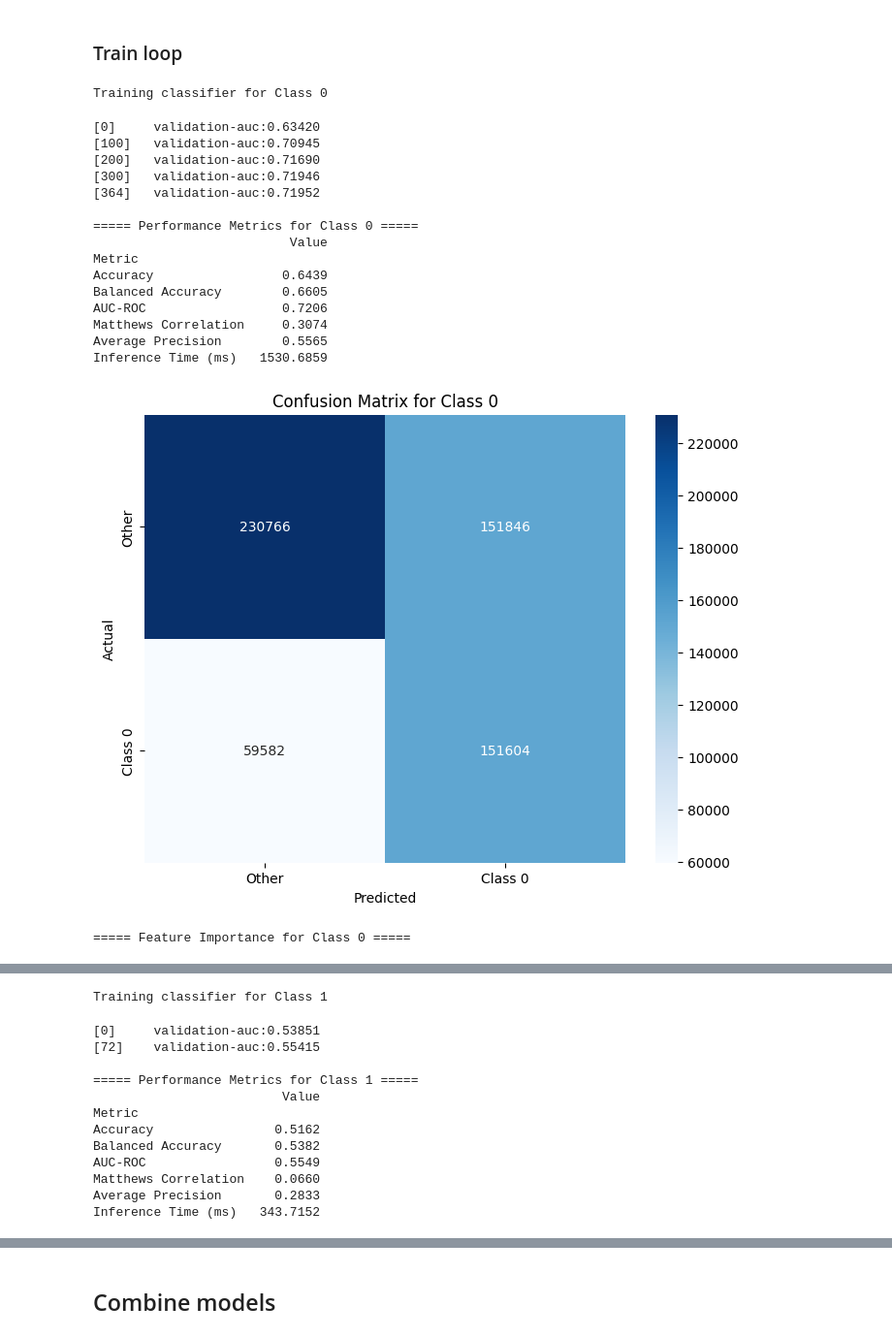
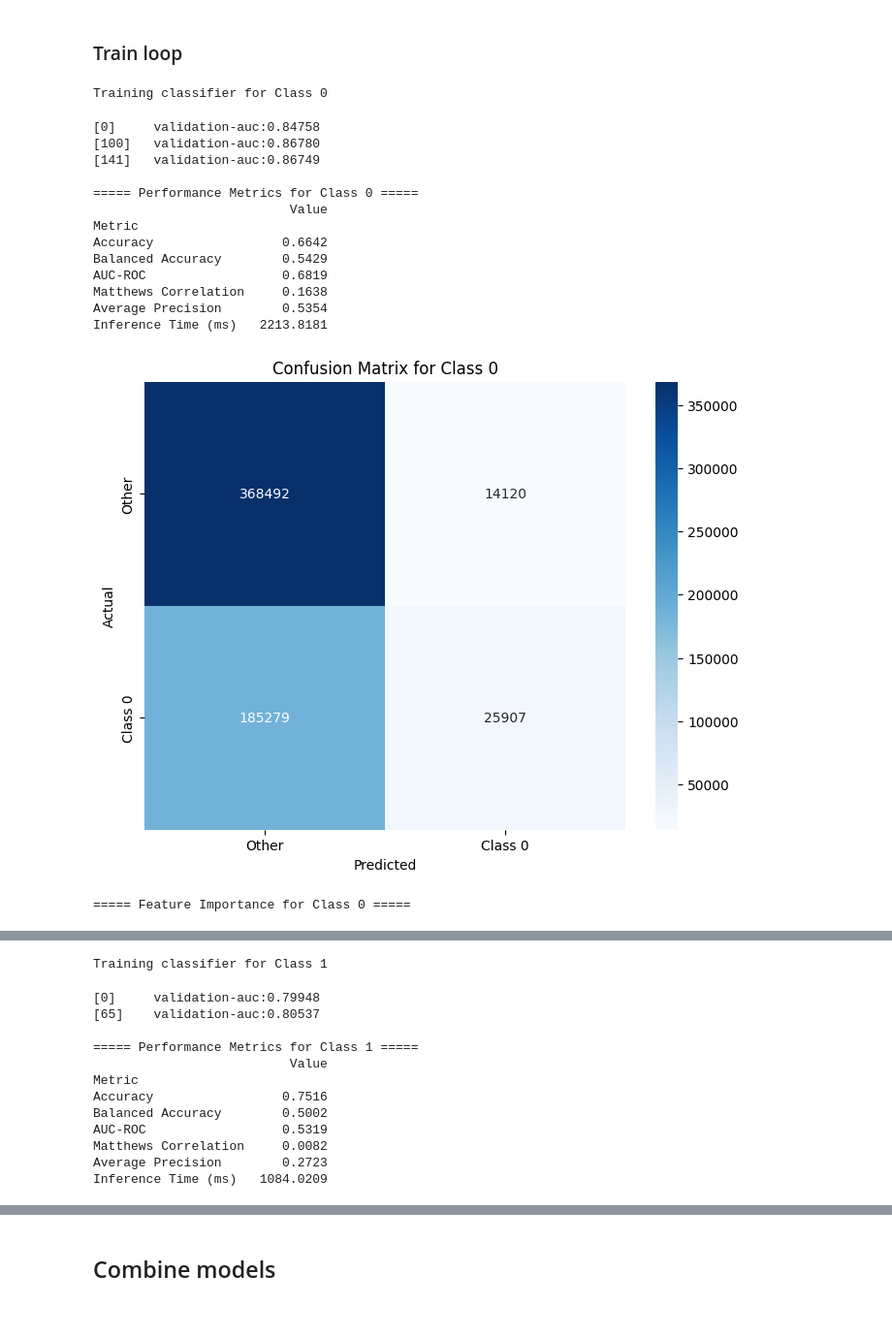
Before and after one commit to dvdbaggio/Contacts-Classification, a Jupyter notebook: contacts_prediction_ova.ipynb, the cells around one changed output, grey strips where cells are left out. Shown at 97% size. Cells and saved outputs as stored; diff of their text form; code cells hidden in the pictures.

```diff
--- a/contacts_prediction_ova.ipynb
+++ b/contacts_prediction_ova.ipynb
@@ -394,57 +414,62 @@ for num_class in range(len(np.unique(y_train))):
     y_train_binary = (y_train == num_class).astype(int)
     y_val_binary = (y_val == num_class).astype(int)
 
+    weights_train = compute_sample_weight('balanced', y_train)
+    weights_val = compute_sample_weight('balanced', y_val)
 
     # Create DMatrix objects
-    dtrain = xgb.DMatrix(X_train, label=y_train_binary)
-    dval = xgb.DMatrix(X_val, label=y_val_binary)
+    dtrain = xgb.DMatrix(X_train, label=y_train_binary, weight=weights_train)
+    dval = xgb.DMatrix(X_val, label=y_val_binary, weight=weights_val)
 
     # Counte num positive/negative examples for this class
-    pos_class = np.sum(y_train_binary == 1)
-    neg_class = np.sum(y_train_binary == 0)
+    # pos_class = np.sum(y_train_binary == 1)
+    # neg_class = np.sum(y_train_binary == 0)
 
     # Train model
     model = xgb.train(
         params = {
             'device': 'cuda',
+            'seed': 42,
             'objective': 'binary:logistic',
             'eval_metric': 'auc',
-            'max_depth': 10,
-            'learning_rate': 0.1,
-            'scale_pos_weight': neg_class / pos_class if pos_class > 0 else 1.0,  # Handle class imbalance
-            'seed': 42
+            'max_depth': 15,
+            'learning_rate': 0.03,
+            'subsample': 0.8,
+            'colsample_bytree': 0.8,
+            'gamma': 0.1,
+            'reg_alpha': 0.1,
+            'reg_lambda': 1.0,
+            'max_delta_step': 0,  # Helps imbalance
         },
         dtrain=dtrain,
-        num_boost_round=2500,
+        num_boost_round=10000,
         evals=[(dval, 'validation')],
-        early_stopping_rounds=20,
+        early_stopping_rounds=50,
         verbose_eval=100
     )
 
     # Save model
     os.makedirs(os.path.join(path, 'models/bin_models'), exist_ok=True)
     model.save_model(os.path.join(path, f'models/bin_models/xgboost_model_class_{num_class}.json'))
 
     evaluate_model(model, X_test, y_test, num_class, feature_names)
 
     # Store the model
     models.append(model)
 # %% [output]
 Training classifier for Class 0
-[0]     validation-auc:0.63420
-[100]   validation-auc:0.70945
-[200]   validation-auc:0.71690
-[300]   validation-auc:0.71946
-[364]   validation-auc:0.71952
+[0]     validation-auc:0.84758
+[100]   validation-auc:0.86780
+[141]   validation-auc:0.86749
 
 ===== Performance Metrics for Class 0 =====
                           Value
 Metric
-Accuracy                 0.6439
-Balanced Accuracy        0.6605
-AUC-ROC                  0.7206
-Matthews Correlation     0.3074
-Average Precision        0.5565
-Inference Time (ms)   1530.6859
+Accuracy                 0.6642
+Balanced Accuracy        0.5429
+AUC-ROC                  0.6819
+Matthews Correlation     0.1638
+Average Precision        0.5354
+Inference Time (ms)   2213.8181
-[figure, old version]
+[figure, new version]
 ===== Feature Importance for Class 0 =====
@@ -452,13 +477,13 @@ Inference Time (ms)   1530.6859
 Training classifier for Class 1
-[0]     validation-auc:0.53851
-[72]    validation-auc:0.55415
+[0]     validation-auc:0.79948
+[65]    validation-auc:0.80537
 
 ===== Performance Metrics for Class 1 =====
-                         Value
+                          Value
 Metric
-Accuracy                0.5162
-Balanced Accuracy       0.5382
-AUC-ROC                 0.5549
-Matthews Correlation    0.0660
-Average Precision       0.2833
-Inference Time (ms)   343.7152
+Accuracy                 0.7516
+Balanced Accuracy        0.5002
+AUC-ROC                  0.5319
+Matthews Correlation     0.0082
+Average Precision        0.2723
+Inference Time (ms)   1084.0209
```
Also changed, not shown: parts of 13 cells of this notebook, 4 other files.
